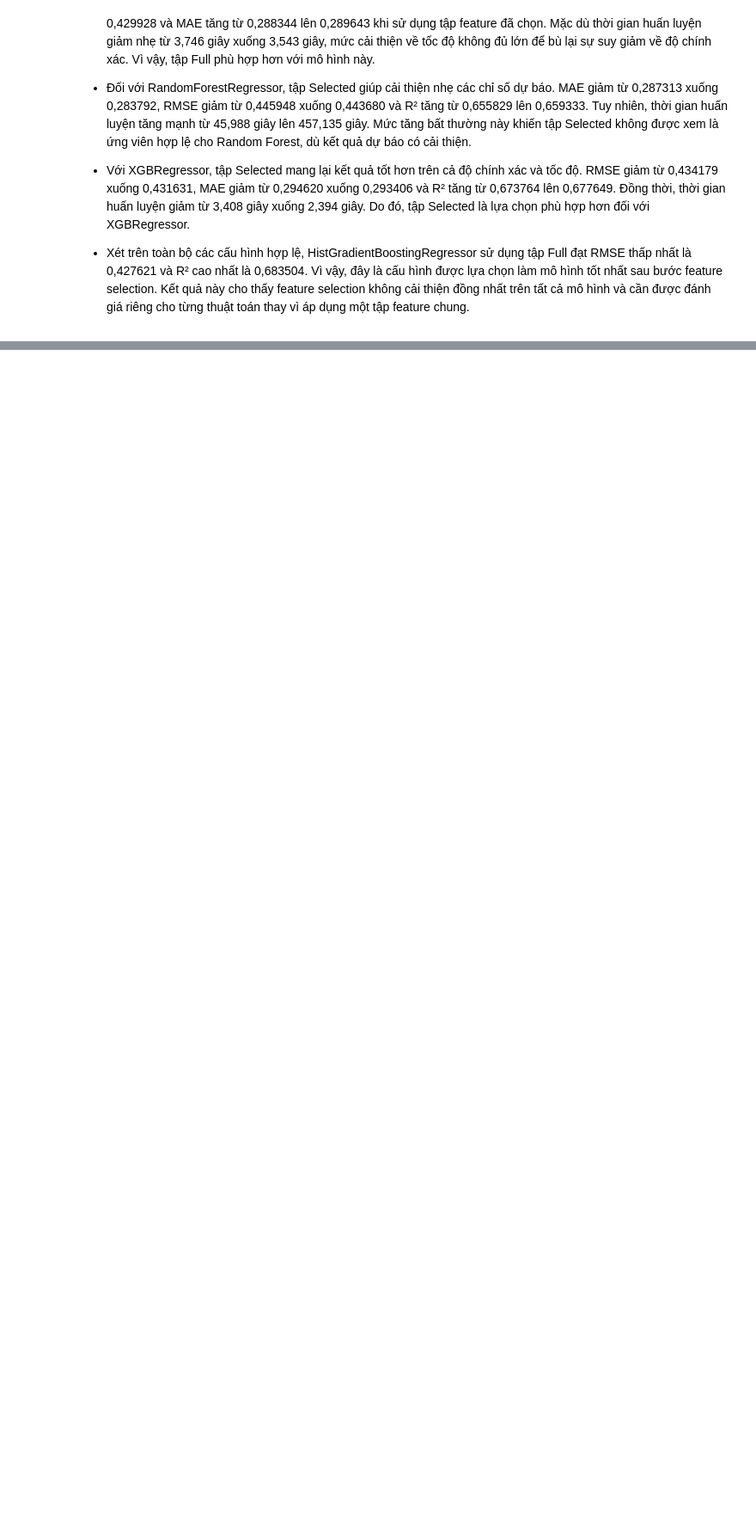
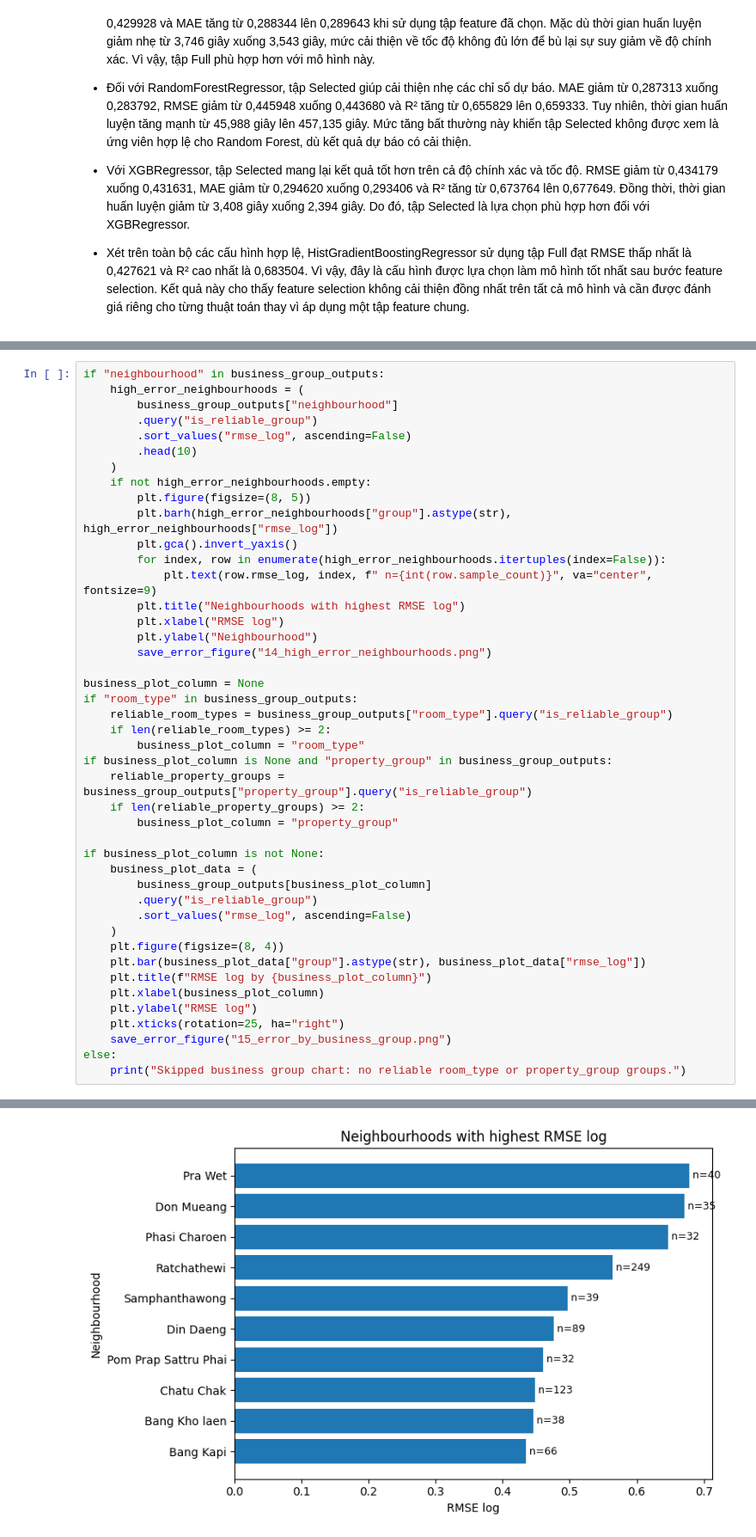
Before and after one commit to pamern/airbnb-analytics-platform, a Jupyter notebook: notebooks/03_price_modeling.ipynb, the cells around one changed output, grey strips where cells are left out. Shown at 86% size. Drawn from its saved outputs; the diff is of its cells as text; blank space fills up the shorter version.

```diff
--- a/notebooks/03_price_modeling.ipynb
+++ b/notebooks/03_price_modeling.ipynb
@@ -2443,0 +3553,45 @@ Kết quả cho thấy việc giảm từ 29 xuống còn 22 feature, tương
+# %%
+if "neighbourhood" in business_group_outputs:
+    high_error_neighbourhoods = (
+        business_group_outputs["neighbourhood"]
+        .query("is_reliable_group")
+        .sort_values("rmse_log", ascending=False)
+        .head(10)
+    )
+    if not high_error_neighbourhoods.empty:
+        plt.figure(figsize=(8, 5))
+        plt.barh(high_error_neighbourhoods["group"].astype(str), high_error_neighbourhoods["rmse_log"])
+        plt.gca().invert_yaxis()
+        for index, row in enumerate(high_error_neighbourhoods.itertuples(index=False)):
+            plt.text(row.rmse_log, index, f" n={int(row.sample_count)}", va="center", fontsize=9)
+        plt.title("Neighbourhoods with highest RMSE log")
+        plt.xlabel("RMSE log")
+        plt.ylabel("Neighbourhood")
+        save_error_figure("14_high_error_neighbourhoods.png")
+
+business_plot_column = None
+if "room_type" in business_group_outputs:
+    reliable_room_types = business_group_outputs["room_type"].query("is_reliable_group")
+    if len(reliable_room_types) >= 2:
+        business_plot_column = "room_type"
+if business_plot_column is None and "property_group" in business_group_outputs:
+    reliable_property_groups = business_group_outputs["property_group"].query("is_reliable_group")
+    if len(reliable_property_groups) >= 2:
+        business_plot_column = "property_group"
+
+if business_plot_column is not None:
+    business_plot_data = (
+        business_group_outputs[business_plot_column]
+        .query("is_reliable_group")
+        .sort_values("rmse_log", ascending=False)
+    )
+    plt.figure(figsize=(8, 4))
+    plt.bar(business_plot_data["group"].astype(str), business_plot_data["rmse_log"])
+    plt.title(f"RMSE log by {business_plot_column}")
+    plt.xlabel(business_plot_column)
+    plt.ylabel("RMSE log")
+    plt.xticks(rotation=25, ha="right")
+    save_error_figure("15_error_by_business_group.png")
+else:
+    print("Skipped business group chart: no reliable room_type or property_group groups.")
+# %% [output]
@@ -2443,0 +3599 @@ Kết quả cho thấy việc giảm từ 29 xuống còn 22 feature, tương
+[figure, added]
```
Also changed, not shown: parts of 77 cells of this notebook, 52 other files.
